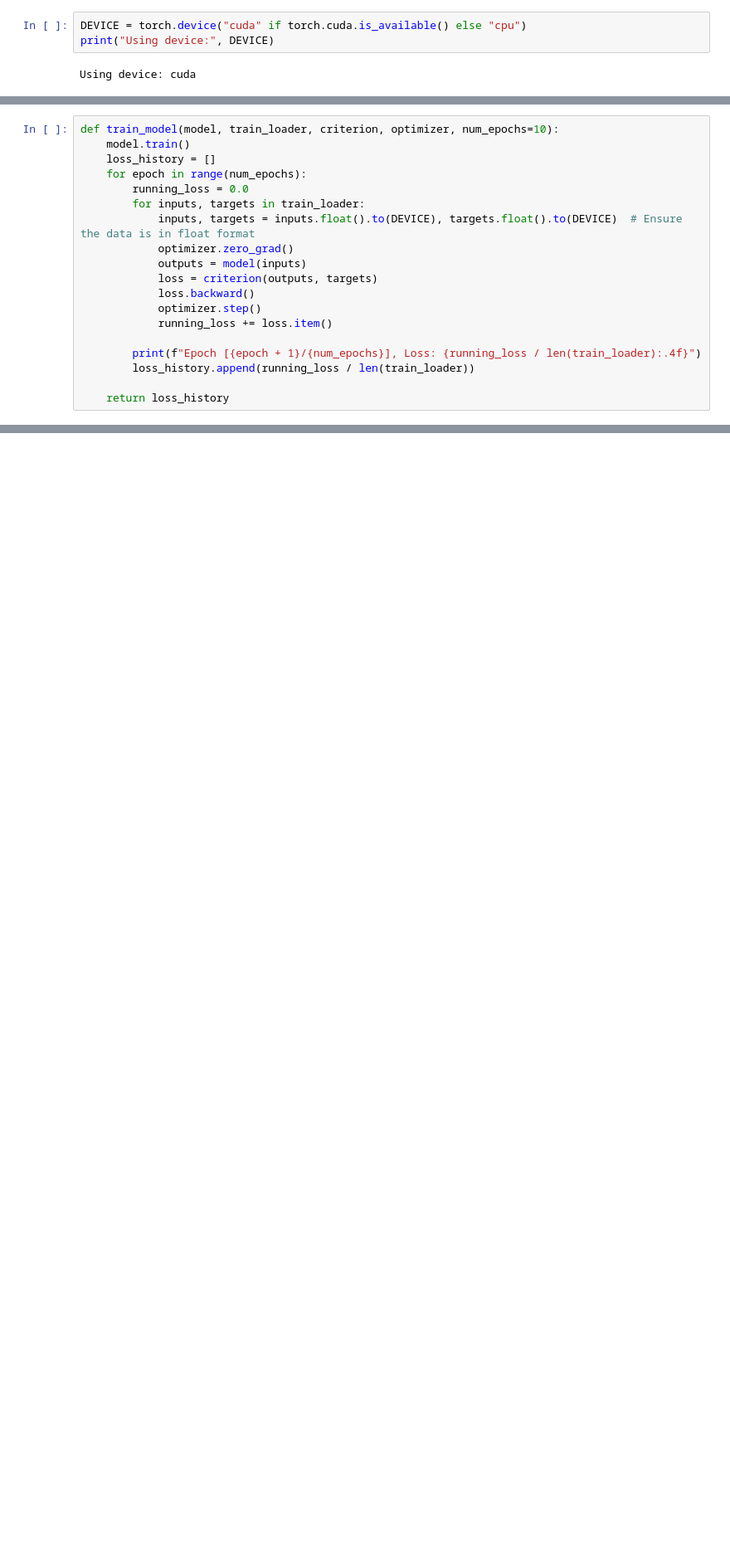
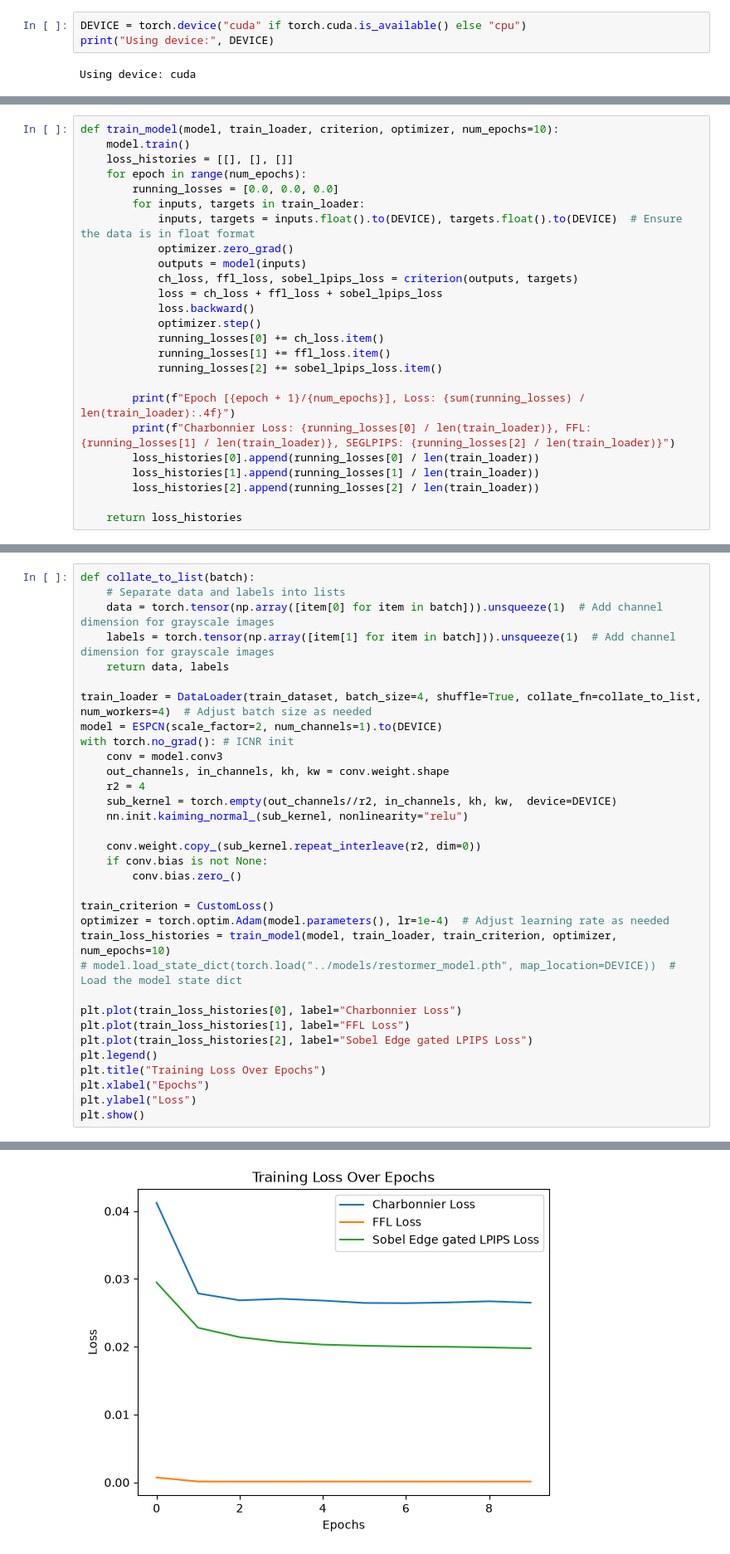
Before and after one commit to eklipse18/kla_hackathon, a Jupyter notebook: scripts/baseline_upscale.ipynb, the cells around one changed output, grey strips where cells are left out. Shown at 83% size. Drawn from its saved outputs; the diff is of its cells as text; blank space fills up the shorter version.

```diff
--- a/scripts/baseline_upscale.ipynb
+++ b/scripts/baseline_upscale.ipynb
@@ -77,20 +118,26 @@ class ESPCN(nn.Module):
 # %%
 def train_model(model, train_loader, criterion, optimizer, num_epochs=10):
     model.train()
-    loss_history = []
+    loss_histories = [[], [], []]
     for epoch in range(num_epochs):
-        running_loss = 0.0
+        running_losses = [0.0, 0.0, 0.0]
         for inputs, targets in train_loader:
             inputs, targets = inputs.float().to(DEVICE), targets.float().to(DEVICE)  # Ensure the data is in float format
             optimizer.zero_grad()
             outputs = model(inputs)
-            loss = criterion(outputs, targets)
+            ch_loss, ffl_loss, sobel_lpips_loss = criterion(outputs, targets)
+            loss = ch_loss + ffl_loss + sobel_lpips_loss
             loss.backward()
             optimizer.step()
-            running_loss += loss.item()
+            running_losses[0] += ch_loss.item()
+            running_losses[1] += ffl_loss.item()
+            running_losses[2] += sobel_lpips_loss.item()
 
-        print(f"Epoch [{epoch + 1}/{num_epochs}], Loss: {running_loss / len(train_loader):.4f}")
-        loss_history.append(running_loss / len(train_loader))
+        print(f"Epoch [{epoch + 1}/{num_epochs}], Loss: {sum(running_losses) / len(train_loader):.4f}")
+        print(f"Charbonnier Loss: {running_losses[0] / len(train_loader)}, FFL: {running_losses[1] / len(train_loader)}, SEGLPIPS: {running_losses[2] / len(train_loader)}")
+        loss_histories[0].append(running_losses[0] / len(train_loader))
+        loss_histories[1].append(running_losses[1] / len(train_loader))
+        loss_histories[2].append(running_losses[2] / len(train_loader))
 
-    return loss_history
+    return loss_histories
 # %%
@@ -139,0 +207,34 @@ Epoch [10/10], Loss: 0.1450
+# %%
+def collate_to_list(batch):
+    # Separate data and labels into lists
+    data = torch.tensor(np.array([item[0] for item in batch])).unsqueeze(1)  # Add channel dimension for grayscale images
+    labels = torch.tensor(np.array([item[1] for item in batch])).unsqueeze(1)  # Add channel dimension for grayscale images
+    return data, labels
+
+train_loader = DataLoader(train_dataset, batch_size=4, shuffle=True, collate_fn=collate_to_list, num_workers=4)  # Adjust batch size as needed
+model = ESPCN(scale_factor=2, num_channels=1).to(DEVICE)
+with torch.no_grad(): # ICNR init
+    conv = model.conv3
+    out_channels, in_channels, kh, kw = conv.weight.shape
+    r2 = 4
+    sub_kernel = torch.empty(out_channels//r2, in_channels, kh, kw,  device=DEVICE)
+    nn.init.kaiming_normal_(sub_kernel, nonlinearity="relu")
+
+    conv.weight.copy_(sub_kernel.repeat_interleave(r2, dim=0))
+    if conv.bias is not None:
+        conv.bias.zero_()
+
+train_criterion = CustomLoss()
+optimizer = torch.optim.Adam(model.parameters(), lr=1e-4)  # Adjust learning rate as needed
+train_loss_histories = train_model(model, train_loader, train_criterion, optimizer, num_epochs=10)
+# model.load_state_dict(torch.load("../models/restormer_model.pth", map_location=DEVICE))  # Load the model state dict
+
+plt.plot(train_loss_histories[0], label="Charbonnier Loss")
+plt.plot(train_loss_histories[1], label="FFL Loss")
+plt.plot(train_loss_histories[2], label="Sobel Edge gated LPIPS Loss")
+plt.legend()
+plt.title("Training Loss Over Epochs")
+plt.xlabel("Epochs")
+plt.ylabel("Loss")
+plt.show()
+# %% [output]
@@ -140 +259,2 @@ Epoch [10/10], Loss: 0.1450
+[figure, added]
 # %%
```
Also changed, not shown: parts of 7 cells of this notebook, 6 other files.
